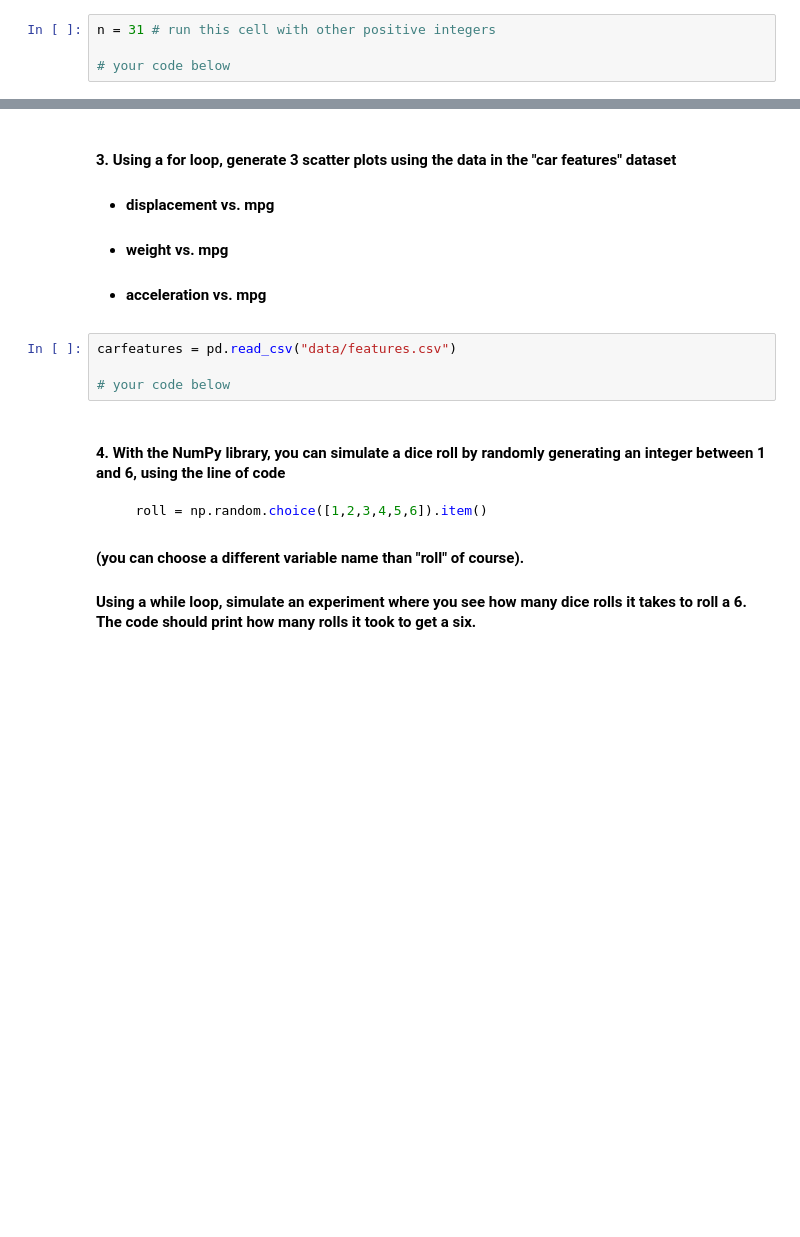
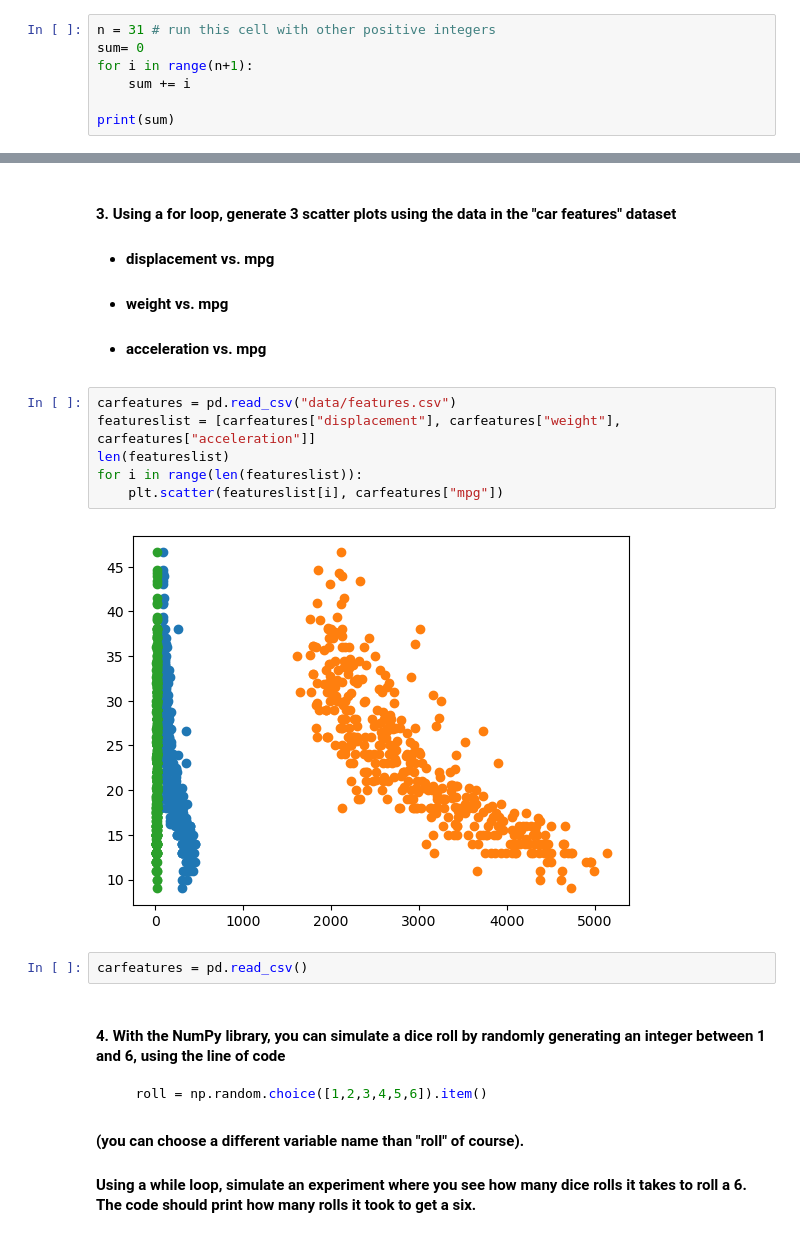
Before and after one commit to kelsxcx/qtm151fall2025, a Jupyter notebook: Lecture_07 - loops/Lecture7.ipynb, the cells around one changed output, grey strips where cells are left out. Cells and saved outputs as stored; diff of their text form; blank space fills up the shorter version.

```diff
--- a/Lecture_07 - loops/Lecture7.ipynb
+++ b/Lecture_07 - loops/Lecture7.ipynb
@@ -387,5 +397,8 @@ print(list_sum)
 #### 2. Using a for loop, compute the sum of all integers starting from 1 to the number stored in the variable $n$
 # %%
 n = 31 # run this cell with other positive integers
+sum= 0
+for i in range(n+1):
+    sum += i
 
-# your code below
+print(sum)
@@ -397,8 +412,14 @@ n = 31 # run this cell with other positive integers
 - #### acceleration vs. mpg
 # %%
 carfeatures = pd.read_csv("data/features.csv")
-
-# your code below
+featureslist = [carfeatures["displacement"], carfeatures["weight"], carfeatures["acceleration"]]
+len(featureslist)
+for i in range(len(featureslist)):
+    plt.scatter(featureslist[i], carfeatures["mpg"])
+# %% [output]
+[figure, added]
+# %%
+carfeatures = pd.read_csv()
 # %% [markdown]
 #### 4. With the NumPy library, you can simulate a dice roll by randomly generating an integer between 1 and 6, using the line of code
 
```
Also changed, not shown: parts of 6 cells of this notebook, 26 other files.
